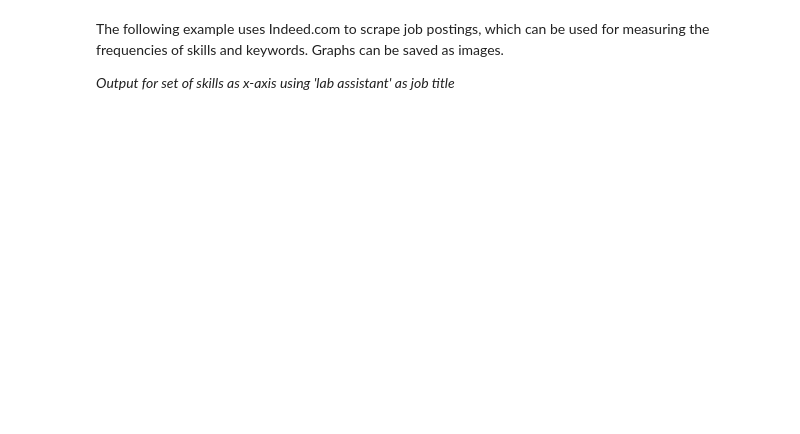
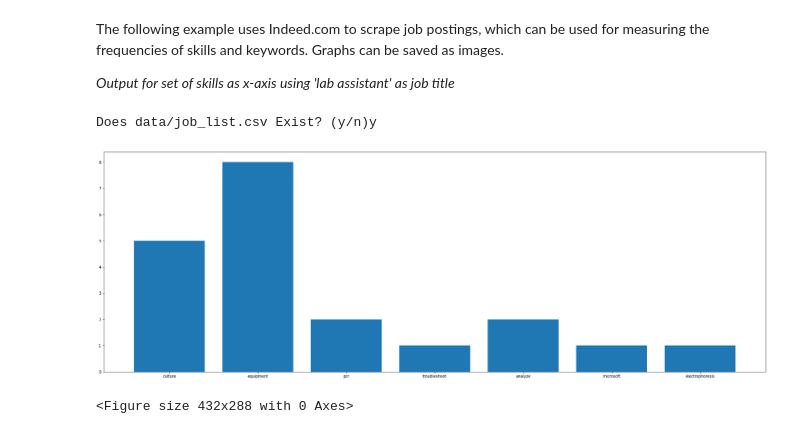
Before and after one commit to kyenichols1198/job-search-tool, a Jupyter notebook: job-search.ipynb, the cells around one changed output. Saved outputs shown, nothing was run; the diff lists cells and outputs as text; code cells hidden in the pictures; blank space fills up the shorter version.

```diff
--- a/job-search.ipynb
+++ b/job-search.ipynb
@@ -52,6 +69,11 @@ be saved as images.
 # %%
 from demo import scrape_indeed
 
-kws=['PCR','electrophoresis']
+kws=['PCR','electrophoresis', 'Culture','electrophoresis','GMP', 'GLP',  'BLAST', 'analyze', 'troubleshoot', 'jupyter', 'Spectroscopy','PCR', 'Microsoft']
 job_title= 'lab assistant'
-scrape_indeed('data/job_list.csv', kws)
+obj = scrape_indeed('data/job_list.csv', kws, job_title)
+obj.print_skills('images/ouput.png')
+# %% [output]
+Does data/job_list.csv Exist? (y/n)y
+[figure, added]
+<Figure size 432x288 with 0 Axes>
```
Also changed, not shown: parts of 3 cells of this notebook, 11 other files.
